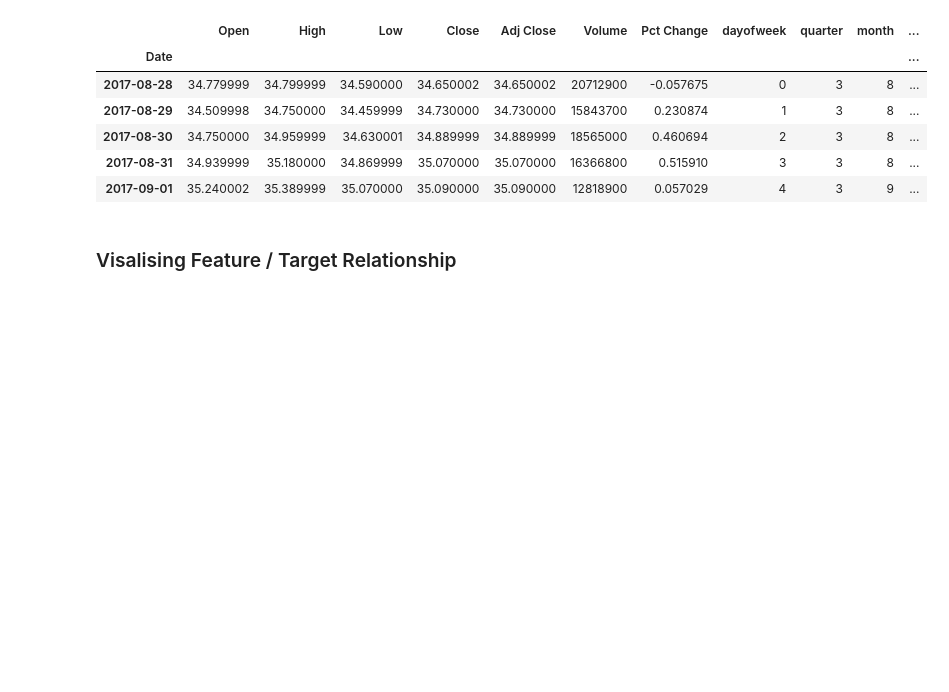
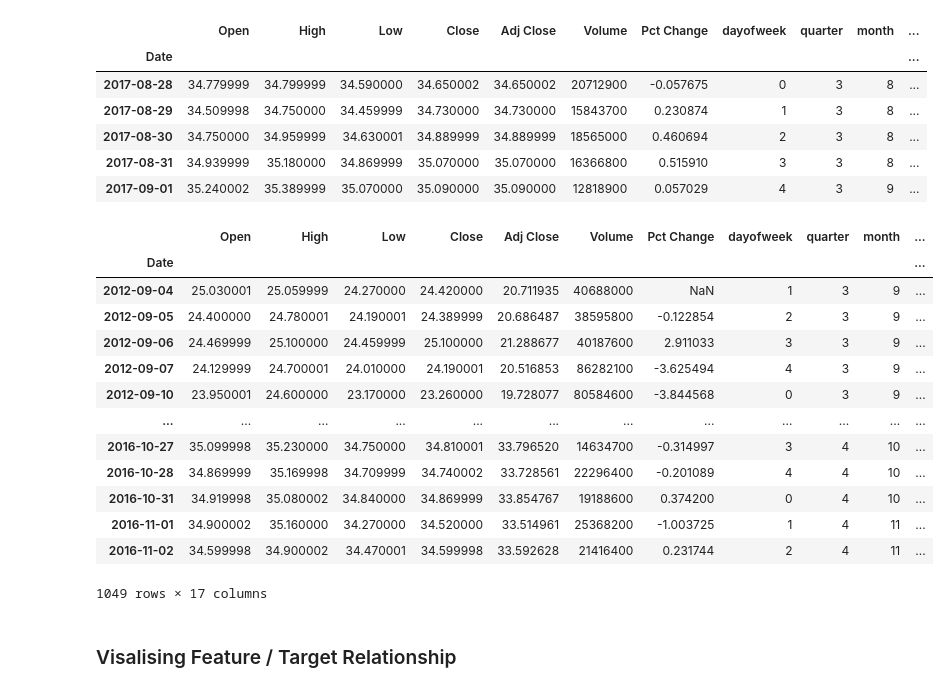
Before and after one commit to Clariya/Datathon-2024, a Jupyter notebook: example-TS-analysis.ipynb, the cells around one changed output. Drawn from its saved outputs; the diff is of its cells as text; code cells hidden in the pictures; blank space fills up the shorter version.

```diff
--- a/example-TS-analysis.ipynb
+++ b/example-TS-analysis.ipynb
@@ -186,7 +206,7 @@ def add_lags(df):
     df['lag1'] = (df.index - pd.Timedelta('1 days')).map(target_map)
     df['lag2'] = (df.index - pd.Timedelta('2 days')).map(target_map)
     df['lag3'] = (df.index - pd.Timedelta('3 days')).map(target_map)
-    df['lag5'] = (df.index - pd.Timedelta('3 days')).map(target_map)
+    df['lag5'] = (df.index - pd.Timedelta('5 days')).map(target_map)
     df['Pct_lag_1'] = (df.index - pd.Timedelta('1 days')).map(pct_map)
     return df
 # %%
@@ -201,6 +221,26 @@ df.tail(5)
 | 2017-08-30 | 34.750000 | 34.959999 | 34.630001 | 34.889999 | 34.889999 | 18565000 | 0.460694 | 2 | 3 | 8 | ... |
 | 2017-08-31 | 34.939999 | 35.180000 | 34.869999 | 35.070000 | 35.070000 | 16366800 | 0.515910 | 3 | 3 | 8 | ... |
 | 2017-09-01 | 35.240002 | 35.389999 | 35.070000 | 35.090000 | 35.090000 | 12818900 | 0.057029 | 4 | 3 | 9 | ... |
+# %%
+
+# 输出 'prediction' 列中带有 NaN 的行
+nan_prediction_rows = df[df['prediction'].isna()]
+nan_prediction_rows
+# %% [output]
+|  | Open | High | Low | Close | Adj Close | Volume | Pct Change | dayofweek | quarter | month | ... |
+| Date |  |  |  |  |  |  |  |  |  |  | ... |
+| 2012-09-04 | 25.030001 | 25.059999 | 24.270000 | 24.420000 | 20.711935 | 40688000 | NaN | 1 | 3 | 9 | ... |
+| 2012-09-05 | 24.400000 | 24.780001 | 24.190001 | 24.389999 | 20.686487 | 38595800 | -0.122854 | 2 | 3 | 9 | ... |
+| 2012-09-06 | 24.469999 | 25.100000 | 24.459999 | 25.100000 | 21.288677 | 40187600 | 2.911033 | 3 | 3 | 9 | ... |
+| 2012-09-07 | 24.129999 | 24.700001 | 24.010000 | 24.190001 | 20.516853 | 86282100 | -3.625494 | 4 | 3 | 9 | ... |
+| 2012-09-10 | 23.950001 | 24.600000 | 23.170000 | 23.260000 | 19.728077 | 80584600 | -3.844568 | 0 | 3 | 9 | ... |
+| ... | ... | ... | ... | ... | ... | ... | ... | ... | ... | ... | ... |
+| 2016-10-27 | 35.099998 | 35.230000 | 34.750000 | 34.810001 | 33.796520 | 14634700 | -0.314997 | 3 | 4 | 10 | ... |
+| 2016-10-28 | 34.869999 | 35.169998 | 34.709999 | 34.740002 | 33.728561 | 22296400 | -0.201089 | 4 | 4 | 10 | ... |
+| 2016-10-31 | 34.919998 | 35.080002 | 34.840000 | 34.869999 | 33.854767 | 19188600 | 0.374200 | 0 | 4 | 10 | ... |
+| 2016-11-01 | 34.900002 | 35.160000 | 34.270000 | 34.520000 | 33.514961 | 25368200 | -1.003725 | 1 | 4 | 11 | ... |
+| 2016-11-02 | 34.599998 | 34.900002 | 34.470001 | 34.599998 | 33.592628 | 21416400 | 0.231744 | 2 | 4 | 11 | ... |
+1049 rows × 17 columns
 # %% [markdown]
 ### Visalising Feature / Target Relationship
 # %%
```
Also changed, not shown: parts of 7 cells of this notebook.
